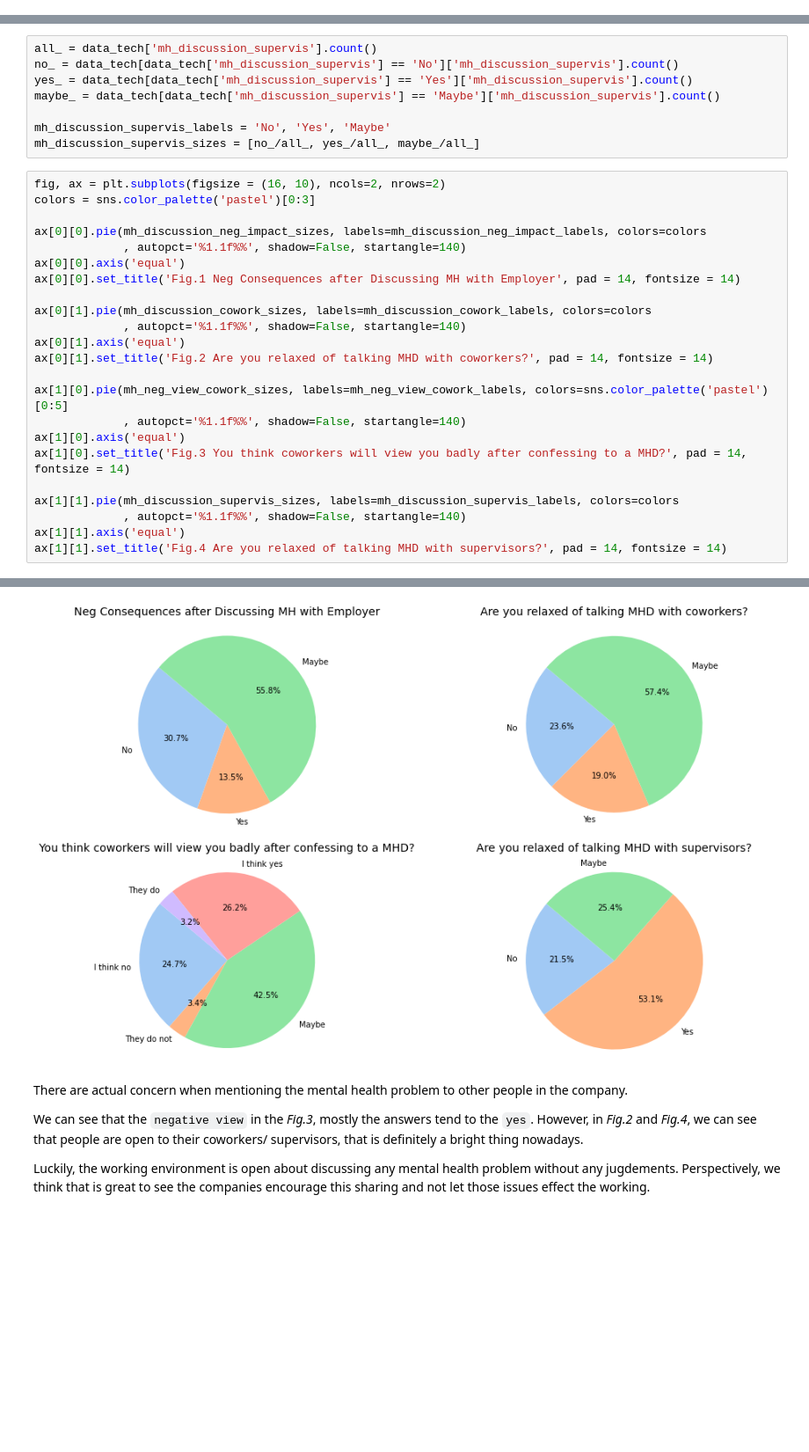
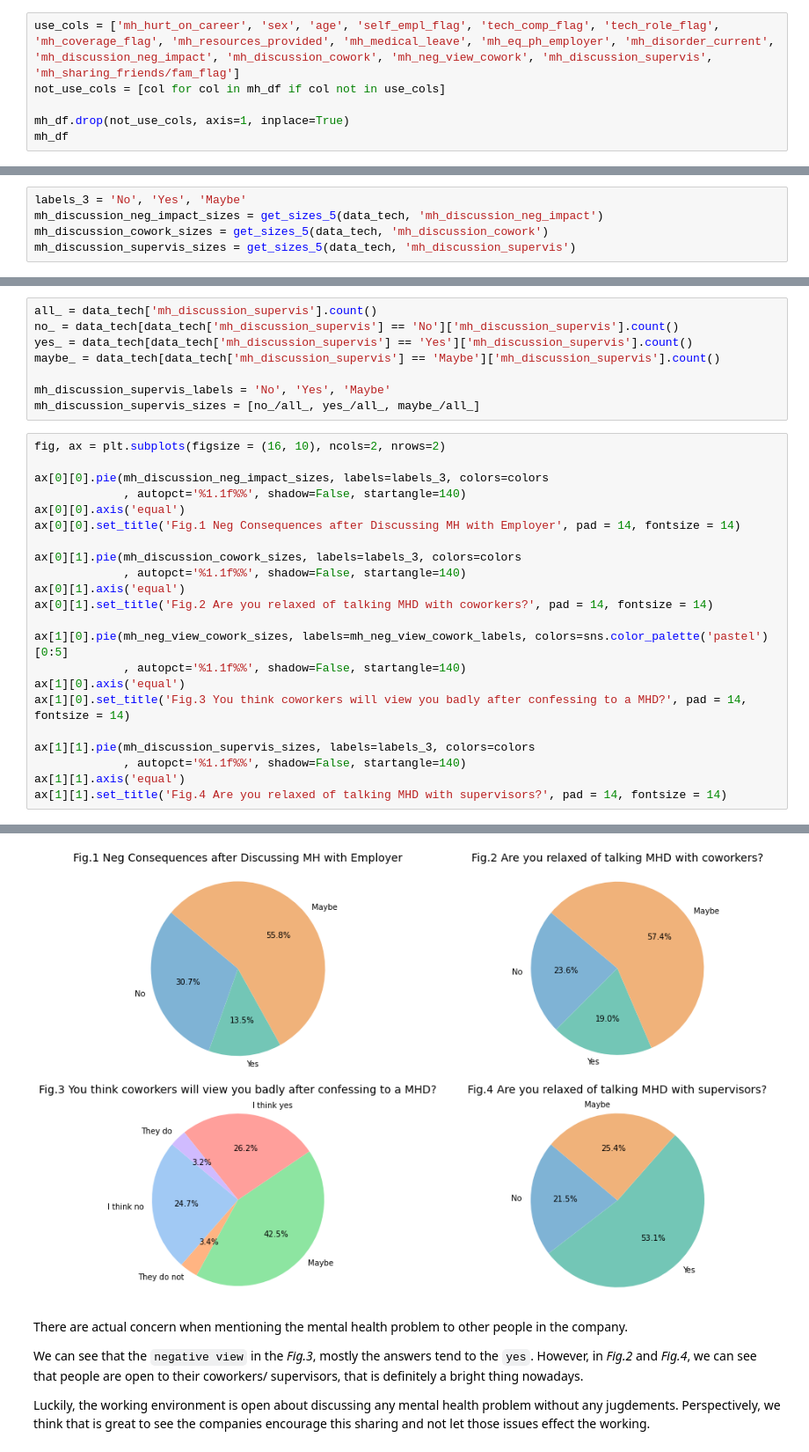
Before and after one commit to HMy2912/P4DS-FinalProj, a Jupyter notebook: Untitled.ipynb, the cells around one changed output, grey strips where cells are left out. Shown at 88% size. Saved outputs shown, nothing was run; the diff lists cells and outputs as text; blank space fills up the shorter version.

```diff
--- a/Untitled.ipynb
+++ b/Untitled.ipynb
@@ -307,0 +310,6 @@ mh_df = imp_data
+# %%
+use_cols = ['mh_hurt_on_career', 'sex', 'age', 'self_empl_flag', 'tech_comp_flag', 'tech_role_flag', 'mh_coverage_flag', 'mh_resources_provided', 'mh_medical_leave', 'mh_eq_ph_employer', 'mh_disorder_current', 'mh_discussion_neg_impact', 'mh_discussion_cowork', 'mh_neg_view_cowork', 'mh_discussion_supervis', 'mh_sharing_friends/fam_flag']
+not_use_cols = [col for col in mh_df if col not in use_cols]
+
+mh_df.drop(not_use_cols, axis=1, inplace=True)
+mh_df
@@ -507,0 +528,5 @@ Therefore, we decide to choose these questions to go deeper and answer this ques
+# %%
+labels_3 = 'No', 'Yes', 'Maybe'
+mh_discussion_neg_impact_sizes = get_sizes_5(data_tech, 'mh_discussion_neg_impact')
+mh_discussion_cowork_sizes = get_sizes_5(data_tech, 'mh_discussion_cowork')
+mh_discussion_supervis_sizes = get_sizes_5(data_tech, 'mh_discussion_supervis')
@@ -541,14 +578,13 @@ mh_discussion_supervis_labels = 'No', 'Yes', 'Maybe'
 mh_discussion_supervis_sizes = [no_/all_, yes_/all_, maybe_/all_]
 # %%
 fig, ax = plt.subplots(figsize = (16, 10), ncols=2, nrows=2)
-colors = sns.color_palette('pastel')[0:3]
 
-ax[0][0].pie(mh_discussion_neg_impact_sizes, labels=mh_discussion_neg_impact_labels, colors=colors
+ax[0][0].pie(mh_discussion_neg_impact_sizes, labels=labels_3, colors=colors
              , autopct='%1.1f%%', shadow=False, startangle=140)
 ax[0][0].axis('equal')
 ax[0][0].set_title('Fig.1 Neg Consequences after Discussing MH with Employer', pad = 14, fontsize = 14)
 
-ax[0][1].pie(mh_discussion_cowork_sizes, labels=mh_discussion_cowork_labels, colors=colors
+ax[0][1].pie(mh_discussion_cowork_sizes, labels=labels_3, colors=colors
              , autopct='%1.1f%%', shadow=False, startangle=140)
 ax[0][1].axis('equal')
 ax[0][1].set_title('Fig.2 Are you relaxed of talking MHD with coworkers?', pad = 14, fontsize = 14)
@@ -558,7 +594,7 @@ ax[1][0].pie(mh_neg_view_cowork_sizes, labels=mh_neg_view_cowork_labels, colors=
 ax[1][0].axis('equal')
 ax[1][0].set_title('Fig.3 You think coworkers will view you badly after confessing to a MHD?', pad = 14, fontsize = 14)
 
-ax[1][1].pie(mh_discussion_supervis_sizes, labels=mh_discussion_supervis_labels, colors=colors
+ax[1][1].pie(mh_discussion_supervis_sizes, labels=labels_3, colors=colors
              , autopct='%1.1f%%', shadow=False, startangle=140)
 ax[1][1].axis('equal')
 ax[1][1].set_title('Fig.4 Are you relaxed of talking MHD with supervisors?', pad = 14, fontsize = 14)
@@ -567,4 +603,4 @@ Text(0.5, 1.0, 'Are you relaxed of talking MHD with supervisors?')
-[figure, old version]
+[figure, new version]
 # %% [markdown]
 There are actual concern when mentioning the mental health problem to other people in the company.
 
```
Also changed, not shown: parts of 26 cells of this notebook.
